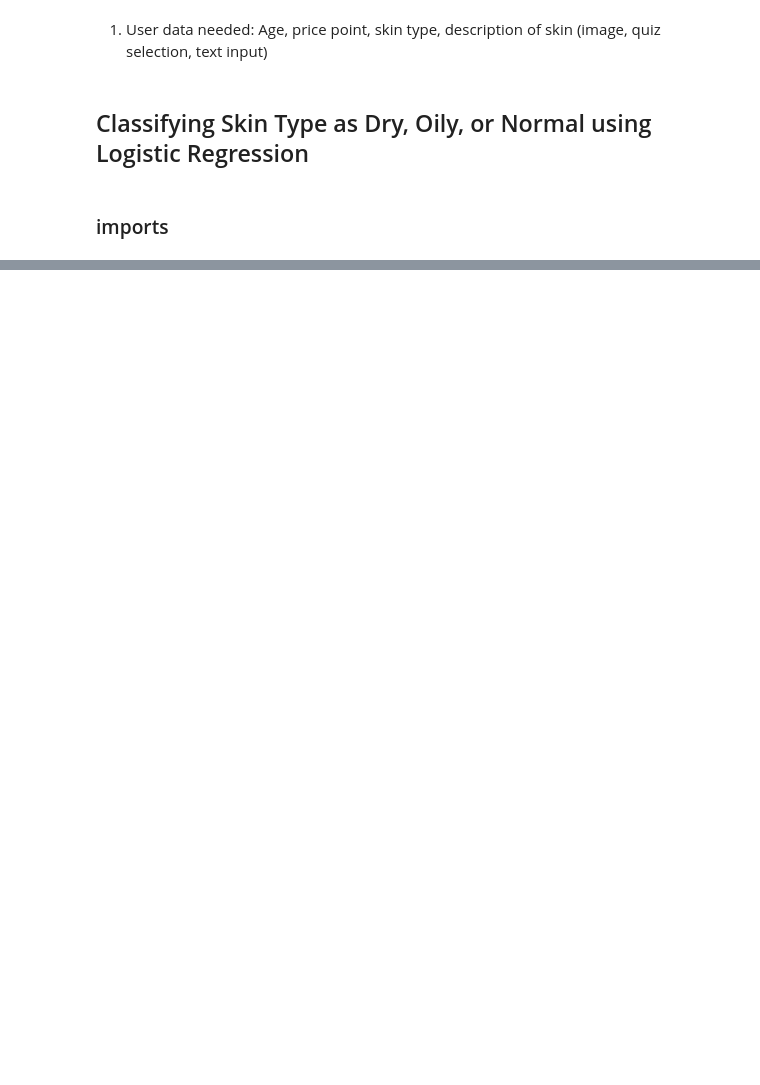
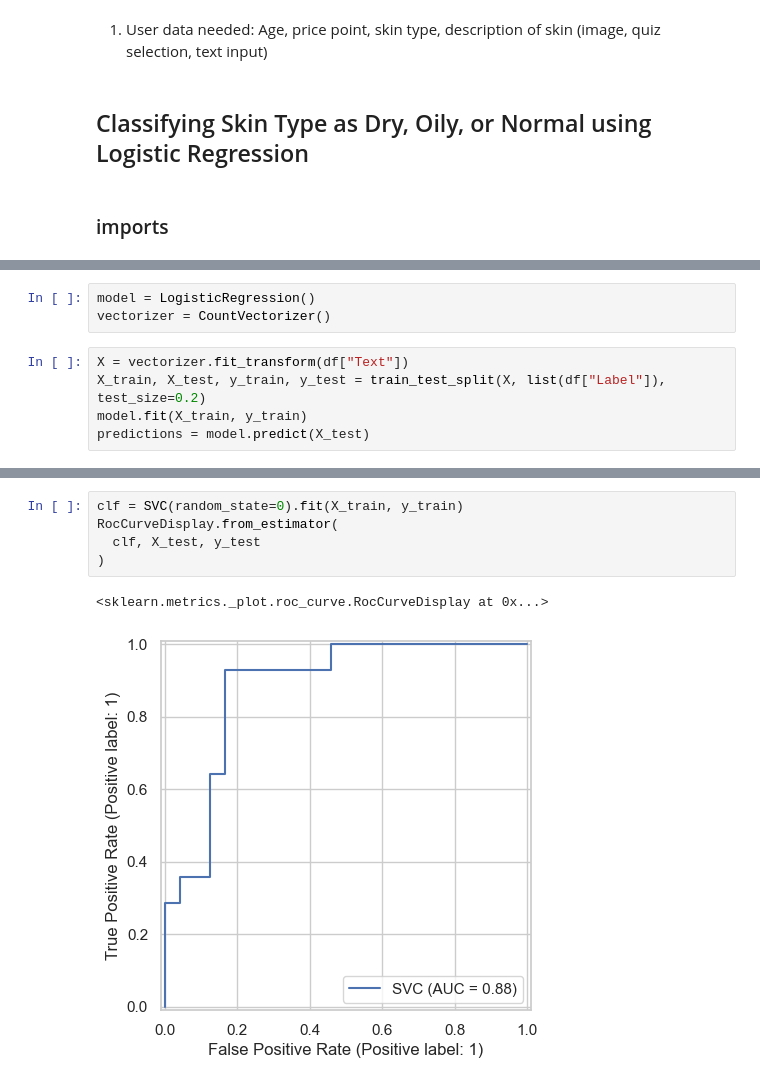
Before and after one commit to sarahlangleben/ingredient-reccomendations, a Jupyter notebook: main.ipynb, the cells around one changed output, grey strips where cells are left out. Drawn from its saved outputs; the diff is of its cells as text; blank space fills up the shorter version.

Commit message:
fixed bug, initial logistic regression model

```diff
--- a/main.ipynb
+++ b/main.ipynb
@@ -69,0 +140,8 @@ from sklearn.metrics import accuracy_score, confusion_matrix
+# %%
+model = LogisticRegression()
+vectorizer = CountVectorizer()
+# %%
+X = vectorizer.fit_transform(df["Text"])
+X_train, X_test, y_train, y_test = train_test_split(X, list(df["Label"]), test_size=0.2)
+model.fit(X_train, y_train)
+predictions = model.predict(X_test)
@@ -69,0 +162,8 @@ from sklearn.metrics import accuracy_score, confusion_matrix
+# %%
+clf = SVC(random_state=0).fit(X_train, y_train)
+RocCurveDisplay.from_estimator(
+  clf, X_test, y_test
+)
+# %% [output]
+<sklearn.metrics._plot.roc_curve.RocCurveDisplay at 0x...>
+[figure, added]
```
Also changed, not shown: parts of 17 cells of this notebook.
